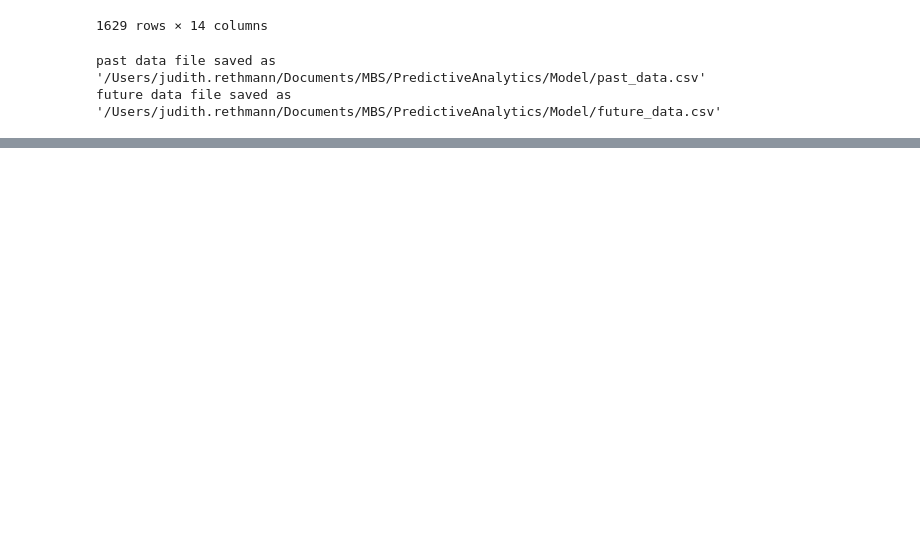
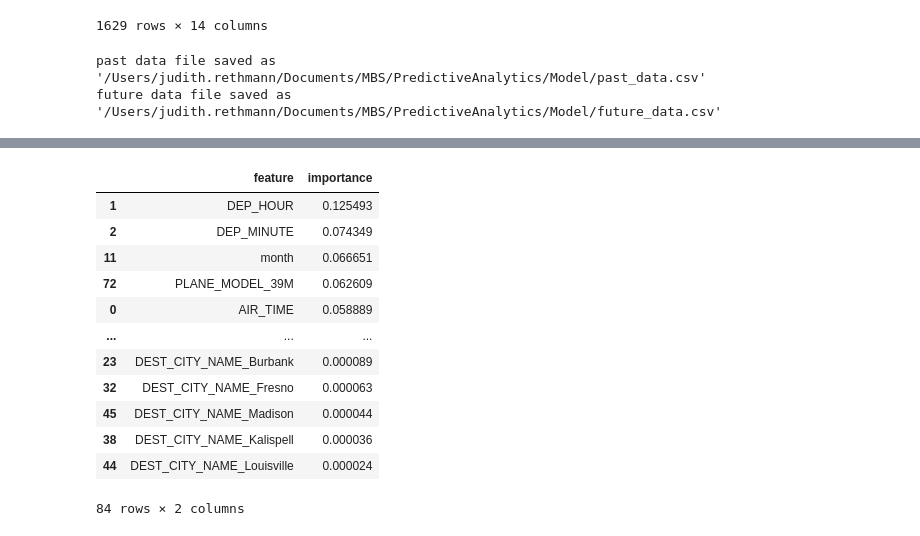
Before and after one commit to jr16MAI/PredictiveAnalytics, a Jupyter notebook: Model/delay_predictor.ipynb, the cells around one changed output, grey strips where cells are left out. Saved outputs shown, nothing was run; the diff lists cells and outputs as text; code cells hidden in the pictures; blank space fills up the shorter version.

```diff
--- a/Model/delay_predictor.ipynb
+++ b/Model/delay_predictor.ipynb
@@ -536,0 +1053,16 @@ future data file saved as '/Users/judith.rethmann/Documents/MBS/PredictiveAnalyt
+# %%
+feature_importances_df
+# %% [output]
+|  | feature | importance |
+| 1 | DEP_HOUR | 0.125493 |
+| 2 | DEP_MINUTE | 0.074349 |
+| 11 | month | 0.066651 |
+| 72 | PLANE_MODEL_39M | 0.062609 |
+| 0 | AIR_TIME | 0.058889 |
+| ... | ... | ... |
+| 23 | DEST_CITY_NAME_Burbank | 0.000089 |
+| 32 | DEST_CITY_NAME_Fresno | 0.000063 |
+| 45 | DEST_CITY_NAME_Madison | 0.000044 |
+| 38 | DEST_CITY_NAME_Kalispell | 0.000036 |
+| 44 | DEST_CITY_NAME_Louisville | 0.000024 |
+84 rows × 2 columns
```
Also changed, not shown: parts of 38 cells of this notebook, 3 other files.
